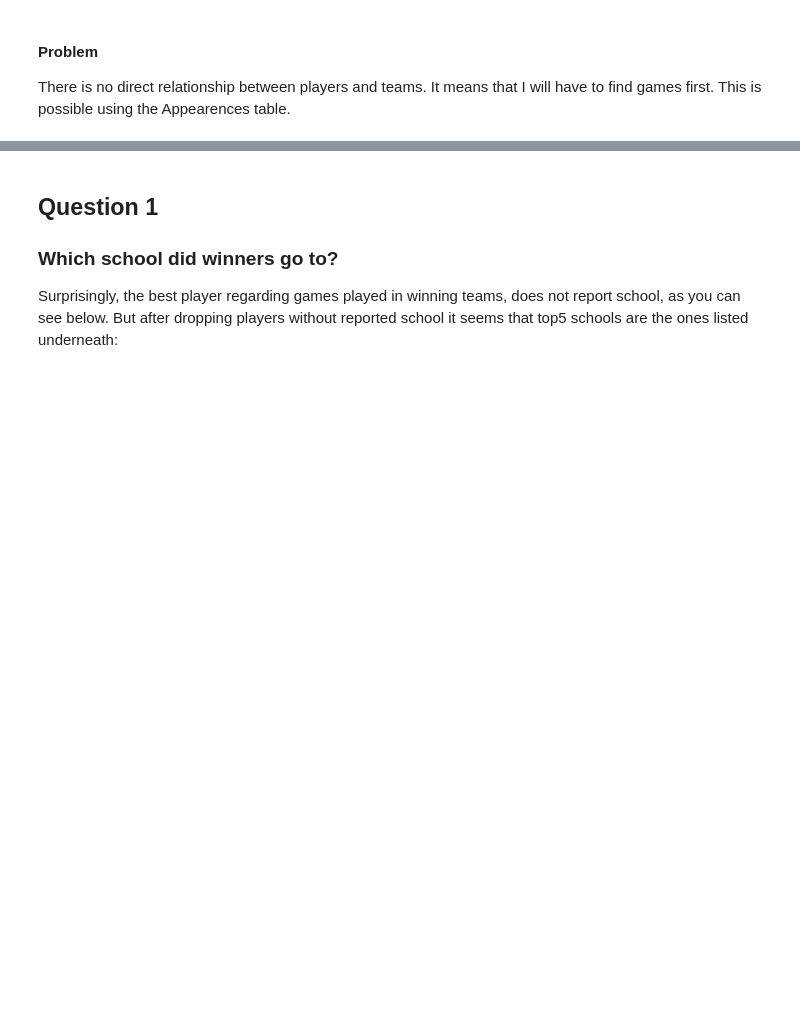
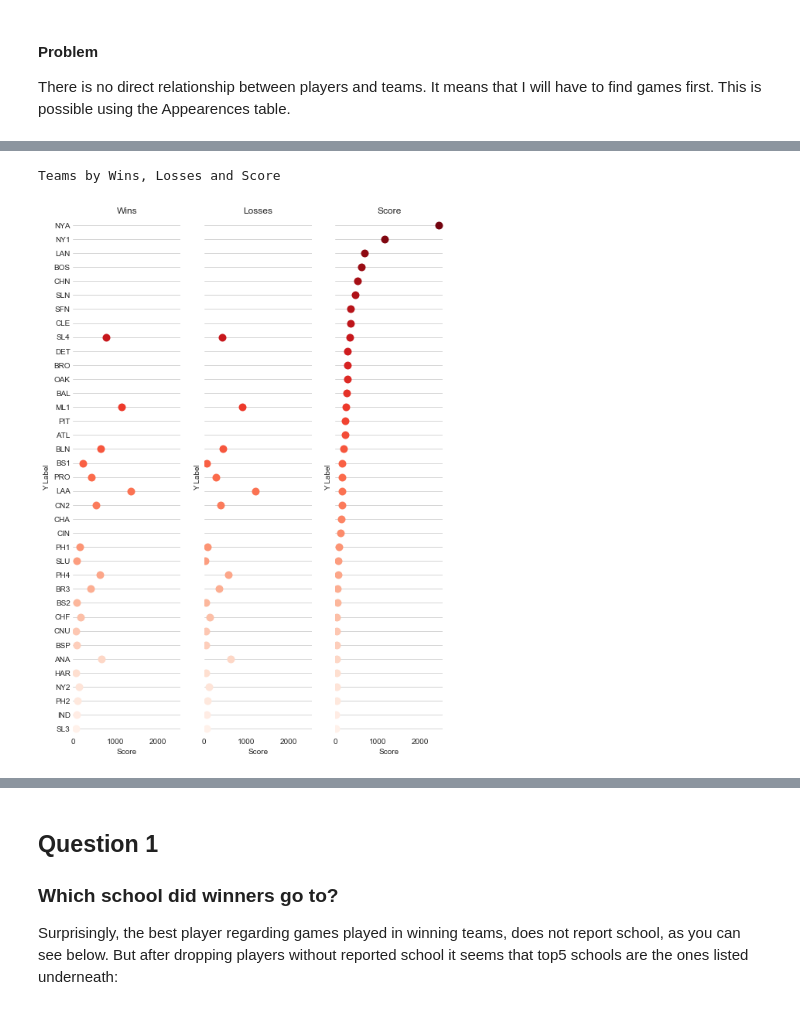
Before and after one commit to davidvartanian/dand-data-analysis-process, a Jupyter notebook: Investigate Data.ipynb, the cells around one changed output, grey strips where cells are left out. Drawn from its saved outputs; the diff is of its cells as text; code cells hidden in the pictures; blank space fills up the shorter version.

```diff
--- a/Investigate Data.ipynb
+++ b/Investigate Data.ipynb
@@ -237,4 +272,0 @@ teams_winners = teams_w[teams_w['W'] > 250000]
-# %%
-print('Winner Players')
-sns.set_style("whitegrid")
-sns.barplot(y='playerID', x='W', data=players_winners.iloc[0:10], estimator=np.max)
@@ -290,0 +273,4 @@ sns.barplot(x='', y='', data=players_winners_teams)
+# %%
+print('Best teams')
+best_teams = teams_results[teams_results['score'] > 20].sort_values('score', ascending=False)
+display(best_teams.describe())
@@ -290,0 +288,24 @@ sns.barplot(x='', y='', data=players_winners_teams)
+# %%
+def stripplot(data, size=10, aspect=.25, titles=[], xvars=['W', 'L', 'score'], yvars=['teamID'], sort='score', xlabel='Score', ylabel='Y Label'):
+    g = sns.PairGrid(data.sort_values(sort, ascending=False), x_vars=xvars, y_vars=yvars, size=size, aspect=aspect)
+    g.map(sns.stripplot, size=size, orient="h",
+          palette="Reds_r", edgecolor="gray")
+    g.set(xlim=(0, data['score'].max()+100), xlabel=xlabel, ylabel=ylabel)
+    for ax, title in zip(g.axes.flat, titles):
+        ax.set(title=title)
+        ax.xaxis.grid(False)
+        ax.yaxis.grid(True)
+    sns.despine(left=True, bottom=True)
+
+def distribution(data, figsize=(7, 5), color='c'):
+    f, axes = plt.subplots(1, 1, figsize=(7, 5), sharex=True)
+    sns.despine(left=True)
+    sns.distplot(data, color=color, kde_kws={"shade": True})
+    plt.setp(axes, yticks=[])
+    plt.tight_layout()
+# %%
+print('Teams by Wins, Losses and Score')
+stripplot(best_teams, titles=['Wins', 'Losses', 'Score'])
+# %% [output]
+Teams by Wins, Losses and Score
+[figure, added]
```
Also changed, not shown: parts of 33 cells of this notebook.
